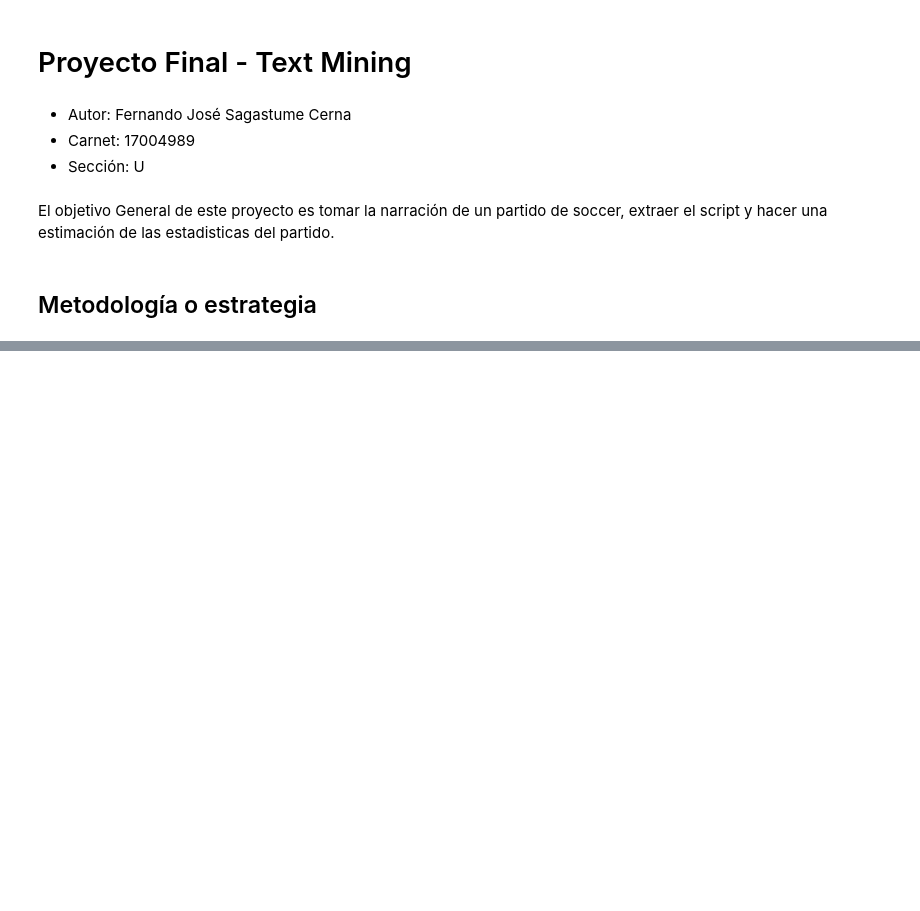
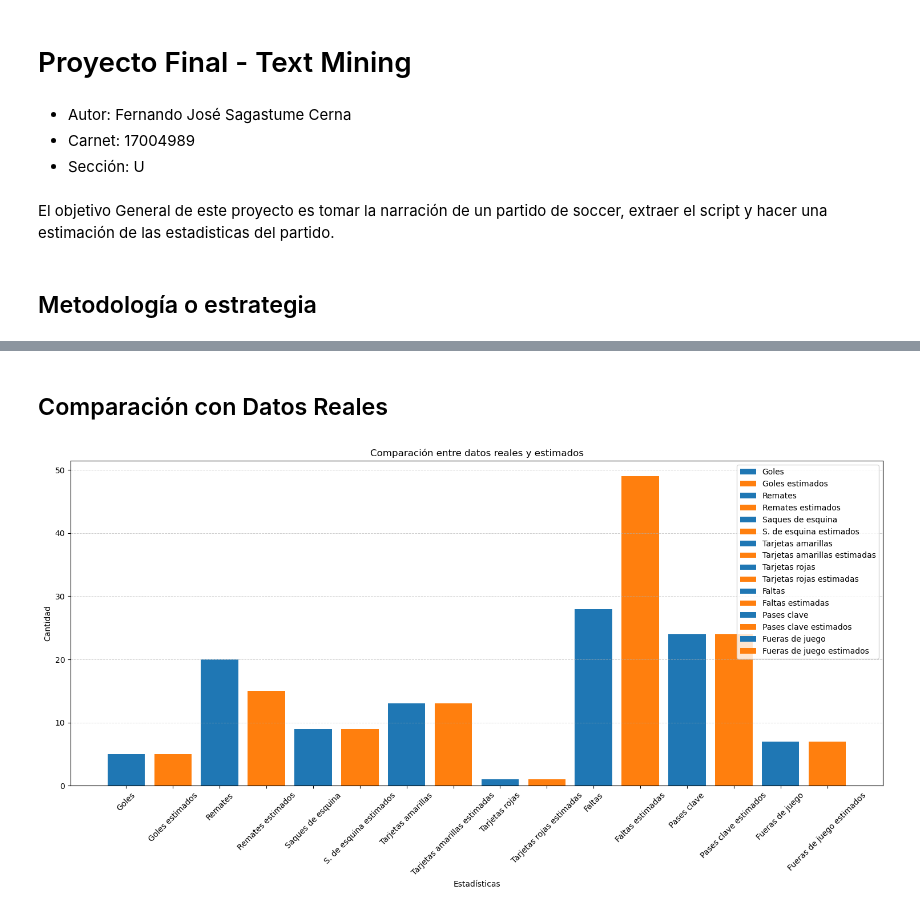
Before and after one commit to fernandosagastume/PJFinalTMIR, a Jupyter notebook: src_code.ipynb, the cells around one changed output, grey strips where cells are left out. Saved outputs shown, nothing was run; the diff lists cells and outputs as text; code cells hidden in the pictures; blank space fills up the shorter version.

```diff
--- a/src_code.ipynb
+++ b/src_code.ipynb
@@ -17,0 +165,42 @@ El objetivo General de este proyecto es tomar la narración de un partido de soc
+# %% [markdown]
+## Comparación con Datos Reales
+# %%
+datos = {
+    'Goles': [5],
+    'Goles estimados': [len(goles)],
+    'Remates': [20],
+    'Remates estimados': [remates],
+    'Saques de esquina': [9],
+    'S. de esquina estimados': [saques_esquina],
+    'Tarjetas amarillas': [13],
+    'Tarjetas amarillas estimadas': [tarjetas_amarillas],
+    'Tarjetas rojas': [1],
+    'Tarjetas rojas estimadas': [tarjetas_rojas],
+    'Faltas': [28],
+    'Faltas estimadas': [faltas],
+    'Pases clave': [24],
+    'Pases clave estimados': [pases_clave],
+    'Fueras de juego': [7],
+    'Fueras de juego estimados': [fueras_juego]
+}
+df_datos = pd.DataFrame(datos)
+# %%
+fig, ax = plt.subplots(figsize=(15, 8))
+
+# Lista de colores
+colors = ['#1f77b4', '#ff7f0e'] * (len(df_datos.columns) // 2)
+
+# Graficar cada columna con su respectivo color
+for column, color in zip(df_datos.columns, colors):
+    ax.bar(column, df_datos[column][0], color=color, label=column)
+
+plt.title('Comparación entre datos reales y estimados')
+plt.ylabel('Cantidad')
+plt.xlabel('Estadísticas')
+plt.xticks(rotation=45)
+plt.tight_layout()
+plt.grid(axis='y', linestyle='--', linewidth=0.7, alpha=0.6)
+plt.legend(loc="upper right")
+plt.show()
+# %% [output]
+[figure, added]
```
Also changed, not shown: parts of 16 cells of this notebook, 2 other files.
